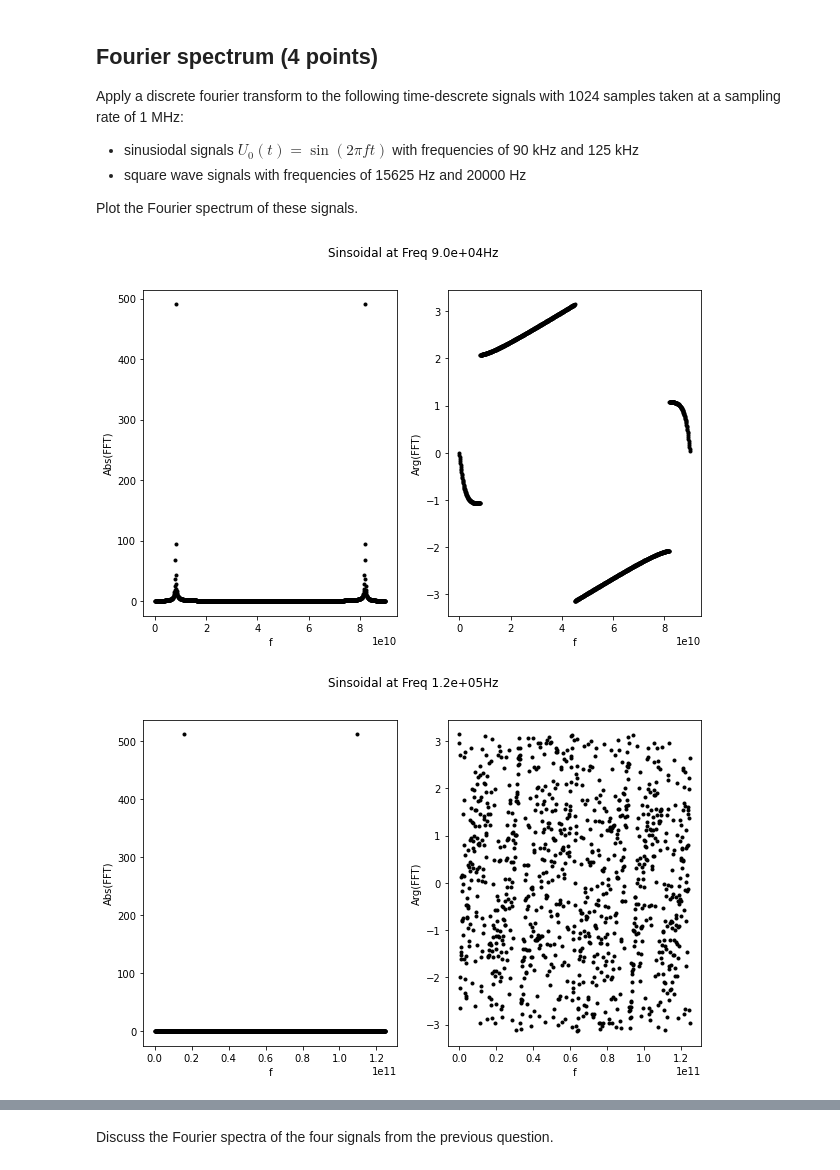
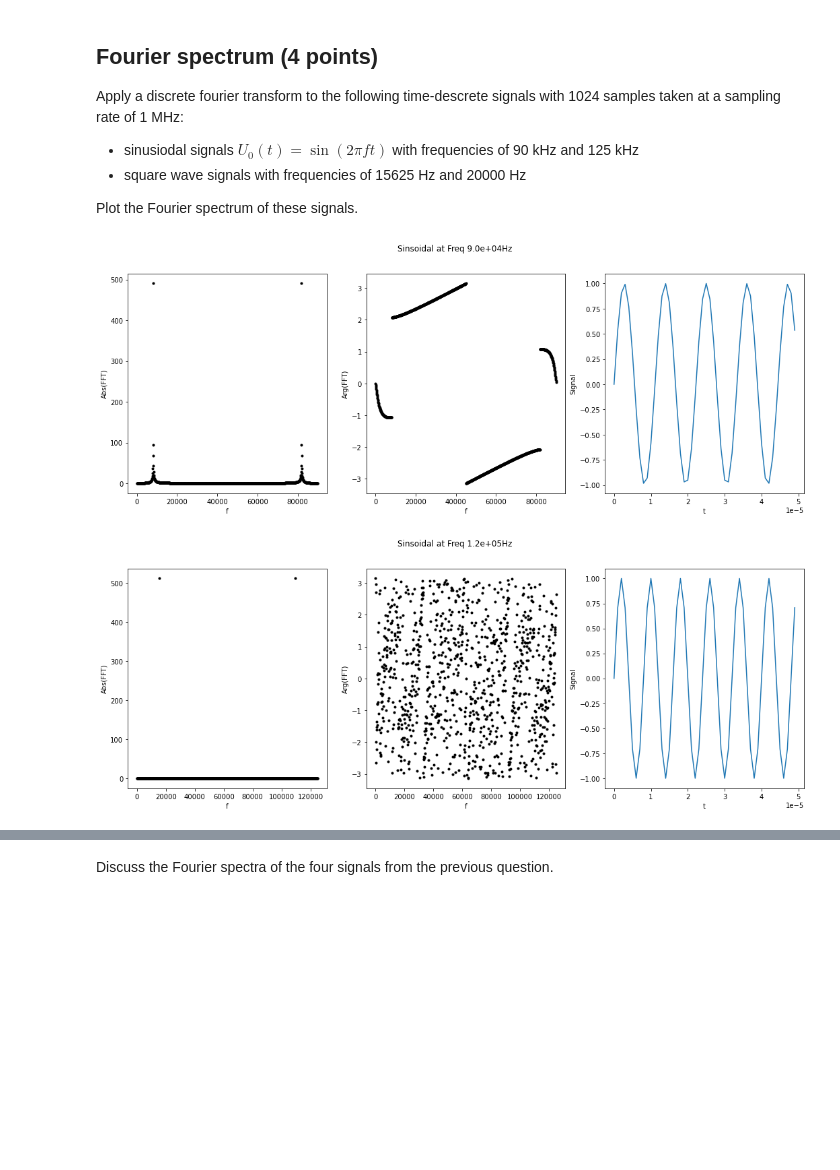
Before and after one commit to codecalec/ComputationalPhysics, a Jupyter notebook: assignments/tut2/tut2-q1-lrc.ipynb, the cells around one changed output, grey strips where cells are left out. Saved outputs shown, nothing was run; the diff lists cells and outputs as text; code cells hidden in the pictures; blank space fills up the shorter version.

```diff
--- a/assignments/tut2/tut2-q1-lrc.ipynb
+++ b/assignments/tut2/tut2-q1-lrc.ipynb
@@ -29,36 +29,40 @@ Apply a discrete fourier transform to the following time-descrete signals with 1
 
 Plot the Fourier spectrum of these signals.
 # %%
-plt.rcParams['figure.figsize'] = [10, 6]
+plt.rcParams['figure.figsize'] = [18, 6]
 #plt.rcParams['figure.dpi'] = 150
 
-def sinusoidal(f,t):
+def sinusoidal(t, f):
     return np.sin(2*np.pi*f*t)
 
 
 f_options = [90e3,125e3]
 
 t = np.fromiter((n / fsamp for n in range(nsamples)), float)
 
 for f in f_options:
 
-    fig, axs = plt.subplots(1, 2)
-    samples = sinusoidal(f, t)
+    fig, axs = plt.subplots(1, 3)
+    samples = sinusoidal(t, f)
 
     output = np.fft.fft(samples)
     #freqs = np.fft.fftfreq(t.shape[-1])
-    freqs = np.arange(nsamples) / (nsamples / fsamp) * f
+    freqs = np.arange(nsamples) / nsamples * f
 
     axs[0].plot(freqs, np.abs(output), 'ko', lw=0, ms=3)
     axs[0].set_xlabel("f")
     axs[0].set_ylabel("Abs(FFT)")
 
     axs[1].plot(freqs, np.angle(output),'ko',lw=0, ms=3)
     axs[1].set_xlabel("f")
     axs[1].set_ylabel("Arg(FFT)")
 
+    axs[2].plot(t[0:50], samples[0:50])
+    axs[2].set_xlabel("t")
+    axs[2].set_ylabel("Signal")
+
     fig.suptitle(f"Sinsoidal at Freq {f:.1e}Hz")
 # %% [output]
-[figure, old version]
+[figure, new version]
-[figure, old version]
+[figure, new version]
 # %%
```
Also changed, not shown: parts of 14 cells of this notebook.
